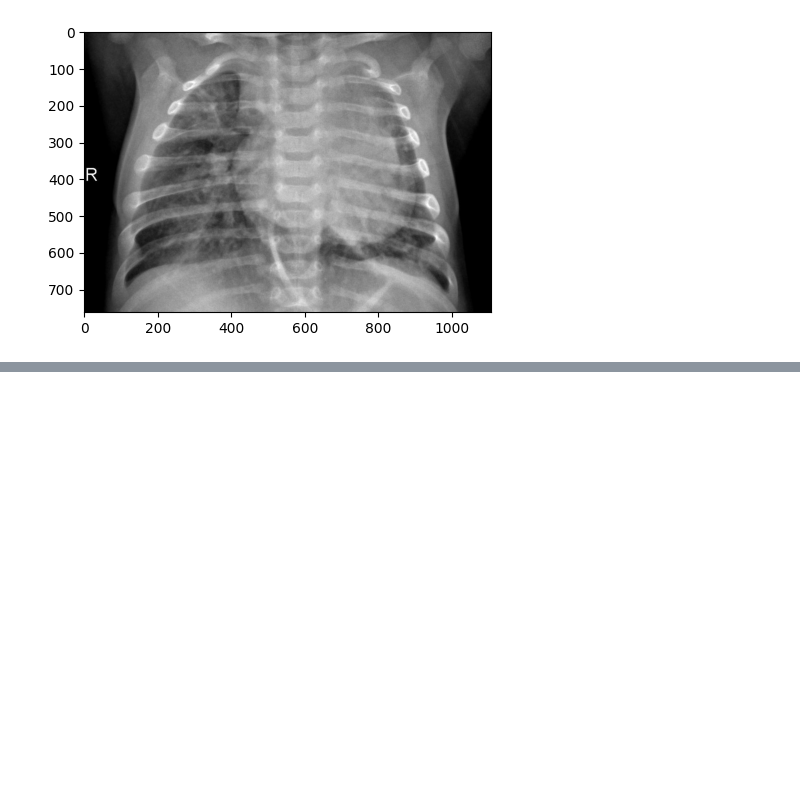
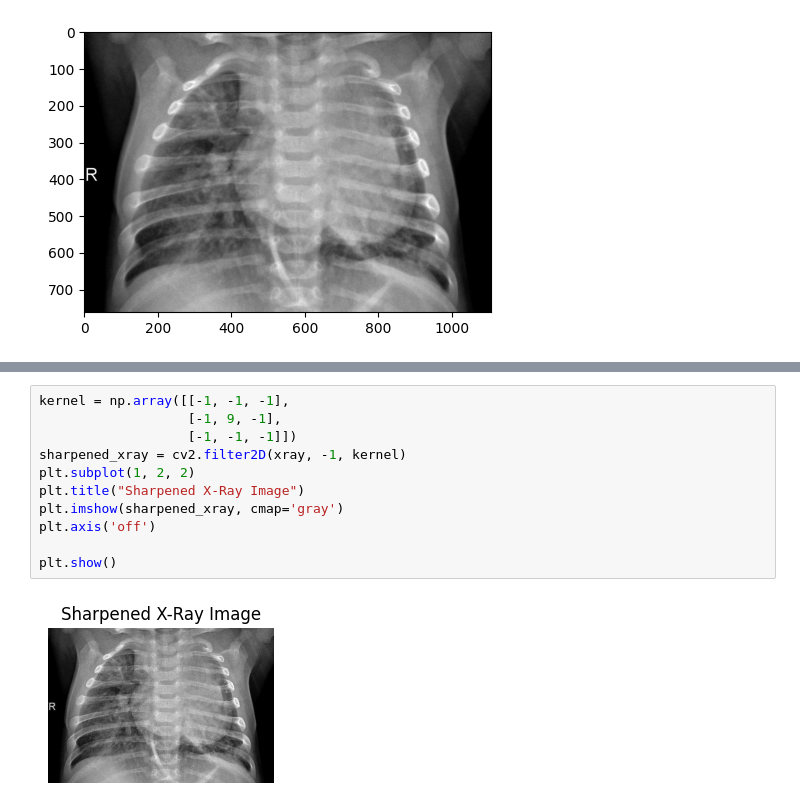
Before and after one commit to Kabilash01/Semester6, a Jupyter notebook: dl_med/test.ipynb, the cells around one changed output, grey strips where cells are left out. Cells and saved outputs as stored; diff of their text form; blank space fills up the shorter version.

```diff
--- a/dl_med/test.ipynb
+++ b/dl_med/test.ipynb
@@ -21,0 +29,13 @@ plt.imshow(xray,cmap='grey')
+# %%
+kernel = np.array([[-1, -1, -1],
+                   [-1, 9, -1],
+                   [-1, -1, -1]])
+sharpened_xray = cv2.filter2D(xray, -1, kernel)
+plt.subplot(1, 2, 2)
+plt.title("Sharpened X-Ray Image")
+plt.imshow(sharpened_xray, cmap='gray')
+plt.axis('off')
+
+plt.show()
+# %% [output]
+[figure, added]
```
Also changed, not shown: parts of 3 cells of this notebook, 1 other file.
